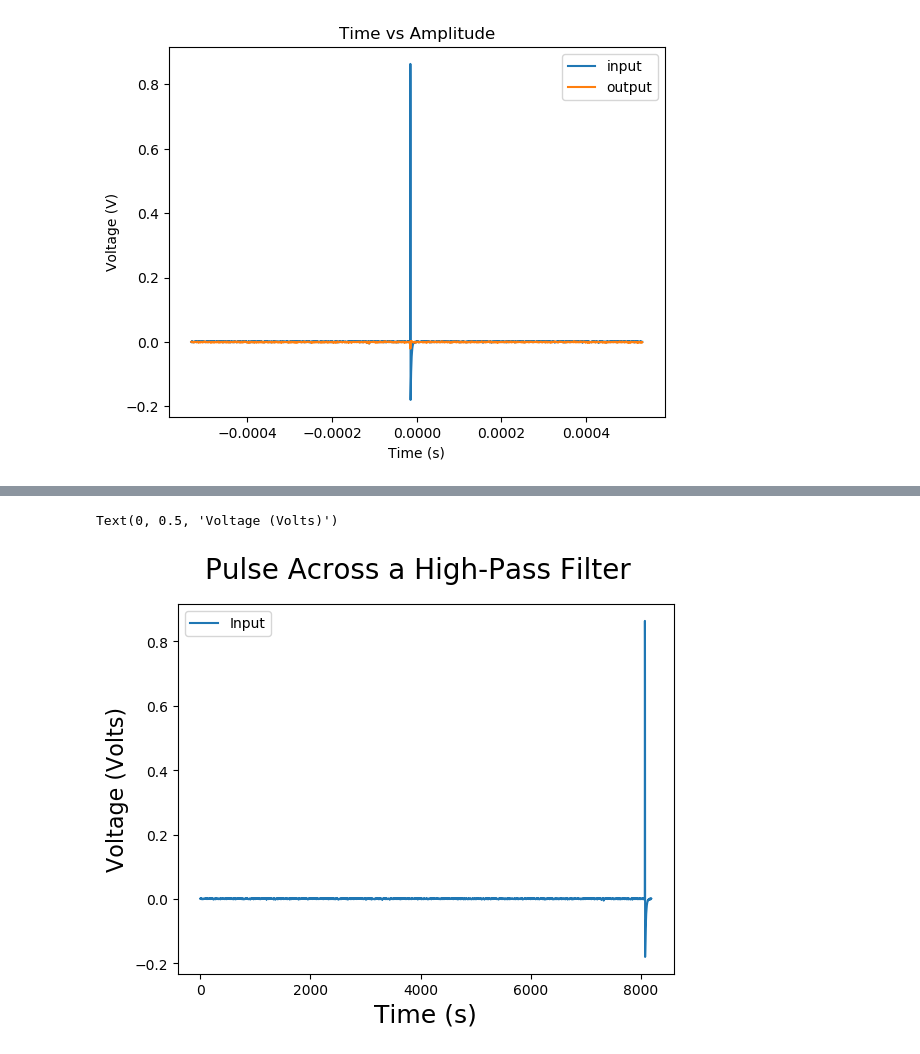
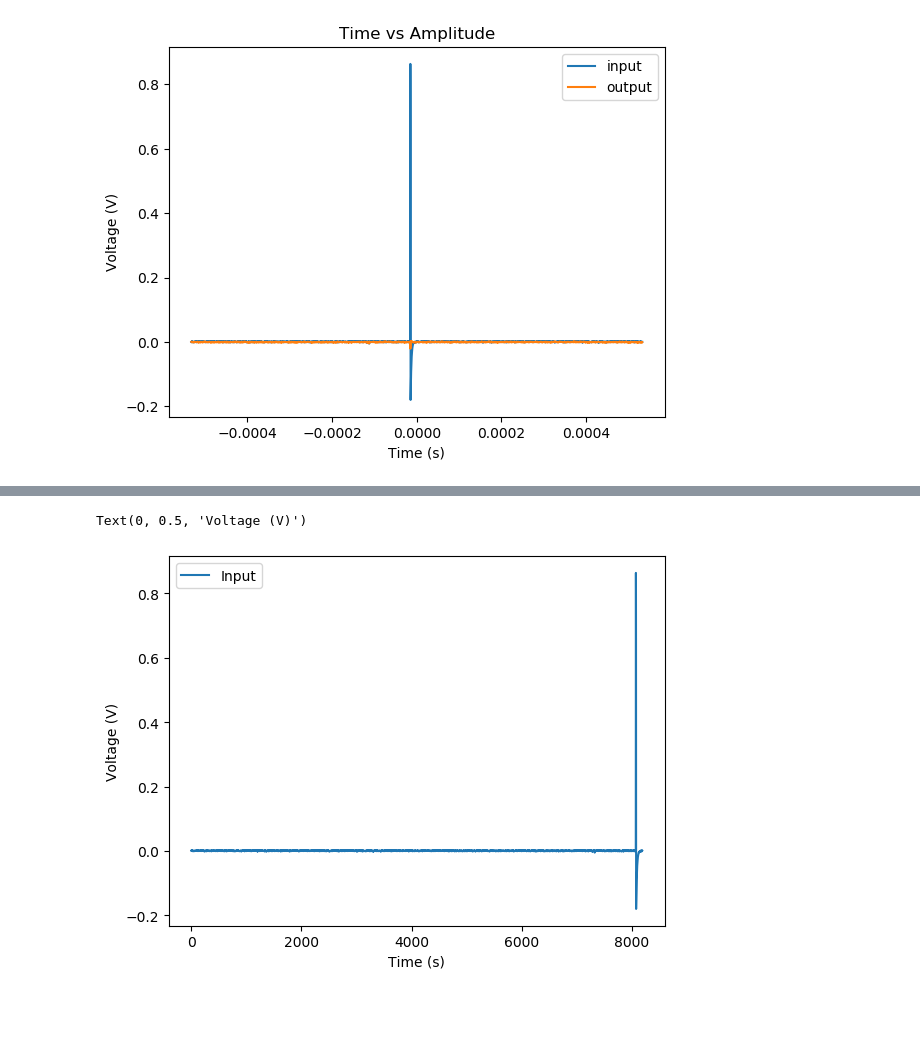
Before and after one commit to WSU-Physics/phys330, a Jupyter notebook: chifji/Lab 4.ipynb, the cells around one changed output, grey strips where cells are left out. Drawn from its saved outputs; the diff is of its cells as text; code cells hidden in the pictures; blank space fills up the shorter version.

```diff
--- a/chifji/Lab 4.ipynb
+++ b/chifji/Lab 4.ipynb
@@ -65,15 +87,14 @@ Text(0.5, 1.0, 'Frequency Domain')
 # %%
+freqarray = np.linspace(-4*10**6, 4*10**6, 8192)
 R = 200
 C = 10*10**-9
-freqarray = np.linspace(-4*10**6, 4*10**6, 8192)
+magnitude = np.abs(np.fft.fft(np.fft.fftshift(Channel_2)))/np.abs(np.fft.fft(np.fft.fftshift(Channel_1)))
 
-mag = np.abs(np.fft.fft(np.fft.fftshift(Channel_2)))/np.abs(np.fft.fft(np.fft.fftshift(Channel_1)))
-plt.close()
-fig = plt.figure()
-plt.plot(xdata, mag, label= '$|V_{out}/V_{in}|$')
+
+plt.plot(xdata,magnitude, label= '$|V_{out}/V_{in}|$')
 plt.plot(freqarray, np.sqrt(R**2/(R**2+1/(2*np.pi*freqarray)**2/C**2)), label= '$|V_{out}/V_{in}|$')
 plt.legend()
-plt.title('Magnitude of Theoretical versus Experimental')
+plt.title('Theoretical versus Experimental')
 plt.xlabel('Cycles per Second')
 plt.ylabel('Imaginary part of Fourier Transformed data')
 # %% [output]
@@ -82,12 +102,0 @@ Text(0, 0.5, 'Imaginary part of Fourier Transformed data')
-# %%
-fig = plt.figure()
-
-phase = np.angle((np.fft.fft(np.fft.fftshift(Channel_2)))/(np.fft.fft(np.fft.fftshift(Channel_1))))
-
-plt.plot(xdata, phase, label='$(V_{out}/V_{in})$')
-plt.plot(freqarray,np.angle(R/(R+1/(1j*2*np.pi*freqarray*C))),label='$(V_{out}/V_{in})$')
-plt.legend()
-
-plt.title('Magnitude of Theoretical versus Experimental')
-plt.xlabel('Cycles per Second')
-plt.ylabel('Imaginary part of Fourier Transformed data')
@@ -97,10 +103,9 @@ Text(0, 0.5, 'Imaginary part of Fourier Transformed data')
 # %%
-fig = plt.figure()
 plt.plot(np.fft.fftshift(Channel_1), label='Input')
 plt.legend()
-fig.suptitle('Pulse Across a High-Pass Filter', fontsize=20)
-plt.xlabel('Time (s)', fontsize=18)
-plt.ylabel('Voltage (Volts)', fontsize=16)
+fig.suptitle('Pulse Across a High-Pass Filter')
+plt.xlabel('Time (s)')
+plt.ylabel('Voltage (V)')
 # %% [output]
-Text(0, 0.5, 'Voltage (Volts)')
+Text(0, 0.5, 'Voltage (V)')
-[figure, old version]
+[figure, new version]
```
Also changed, not shown: parts of 11 cells of this notebook.
